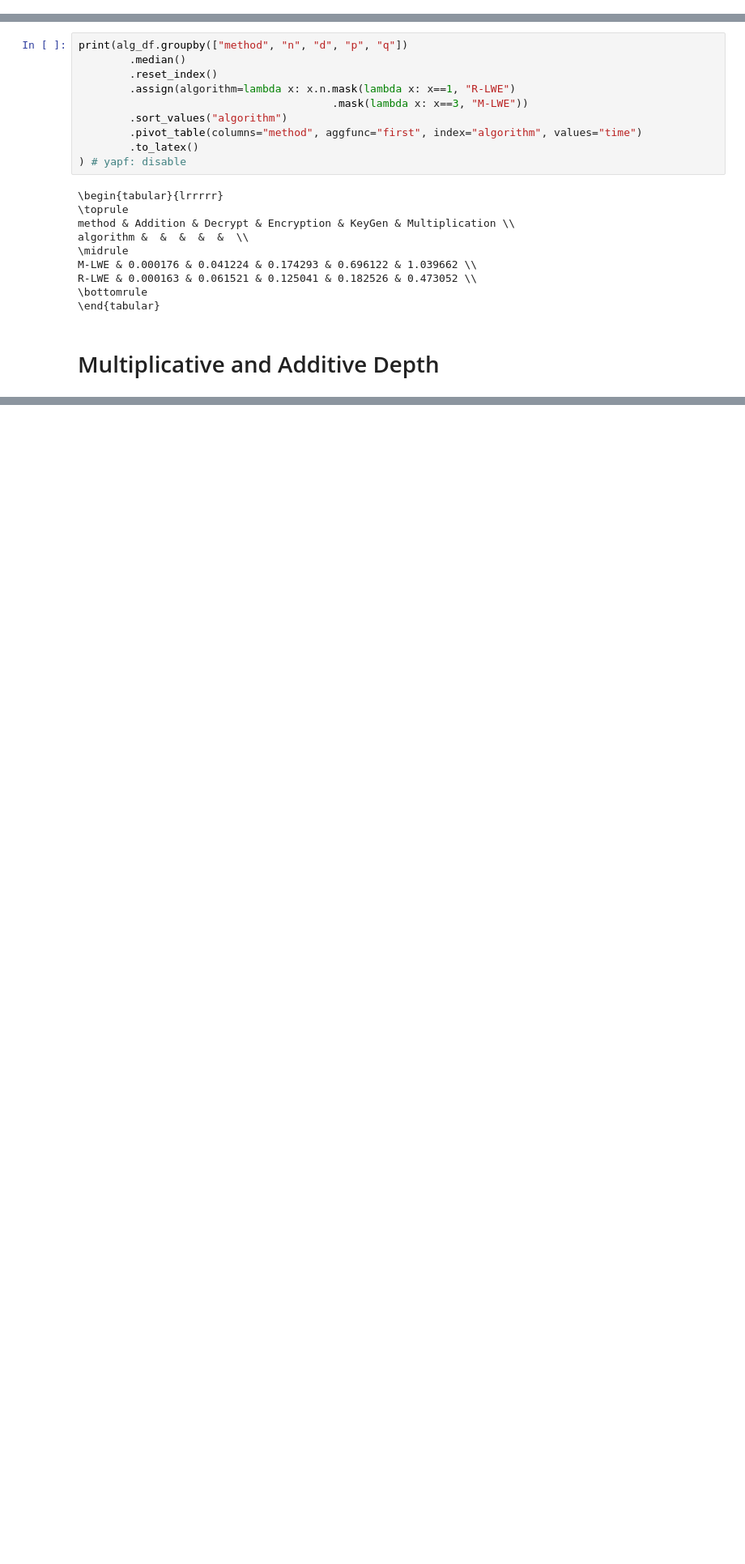
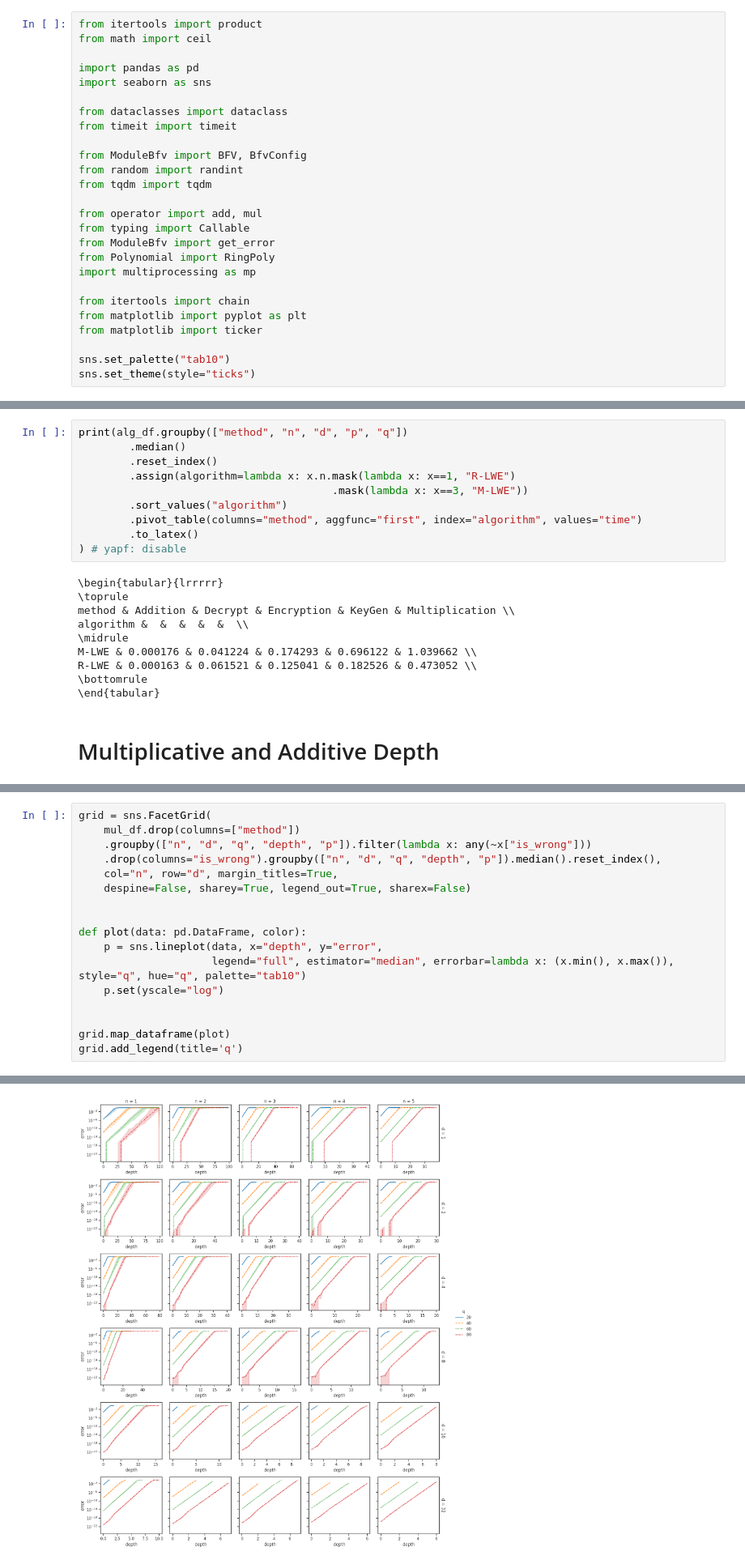
Before and after one commit to PascalStehling/MasterThesis, a Jupyter notebook: Code/Vis.ipynb, the cells around one changed output, grey strips where cells are left out. Shown at 81% size. Cells and saved outputs as stored; diff of their text form; blank space fills up the shorter version.

```diff
--- a/Code/Vis.ipynb
+++ b/Code/Vis.ipynb
@@ -1,3 +1,29 @@
+# %%
+from itertools import product
+from math import ceil
+
+import pandas as pd
+import seaborn as sns
+
+from dataclasses import dataclass
+from timeit import timeit
+
+from ModuleBfv import BFV, BfvConfig
+from random import randint
+from tqdm import tqdm
+
+from operator import add, mul
+from typing import Callable
+from ModuleBfv import get_error
+from Polynomial import RingPoly
+import multiprocessing as mp
+
+from itertools import chain
+from matplotlib import pyplot as plt
+from matplotlib import ticker
+
+sns.set_palette("tab10")
+sns.set_theme(style="ticks")
 # %% [markdown]
 # Lattice
 # %%
@@ -320,0 +350,18 @@ dn_df = pd.read_csv("depth_data.csv", index_col=0)
+# %%
+grid = sns.FacetGrid(
+    mul_df.drop(columns=["method"])
+    .groupby(["n", "d", "q", "depth", "p"]).filter(lambda x: any(~x["is_wrong"]))
+    .drop(columns="is_wrong").groupby(["n", "d", "q", "depth", "p"]).median().reset_index(),
+    col="n", row="d", margin_titles=True,
+    despine=False, sharey=True, legend_out=True, sharex=False)
+
+
+def plot(data: pd.DataFrame, color):
+    p = sns.lineplot(data, x="depth", y="error",
+                     legend="full", estimator="median", errorbar=lambda x: (x.min(), x.max()), style="q", hue="q", palette="tab10")
+    p.set(yscale="log")
+
+
+grid.map_dataframe(plot)
+grid.add_legend(title='q')
+# %% [output]
@@ -321 +369,2 @@ dn_df = pd.read_csv("depth_data.csv", index_col=0)
+[figure, added]
 # %%
```
Also changed, not shown: parts of 12 cells of this notebook, 5 other files.
